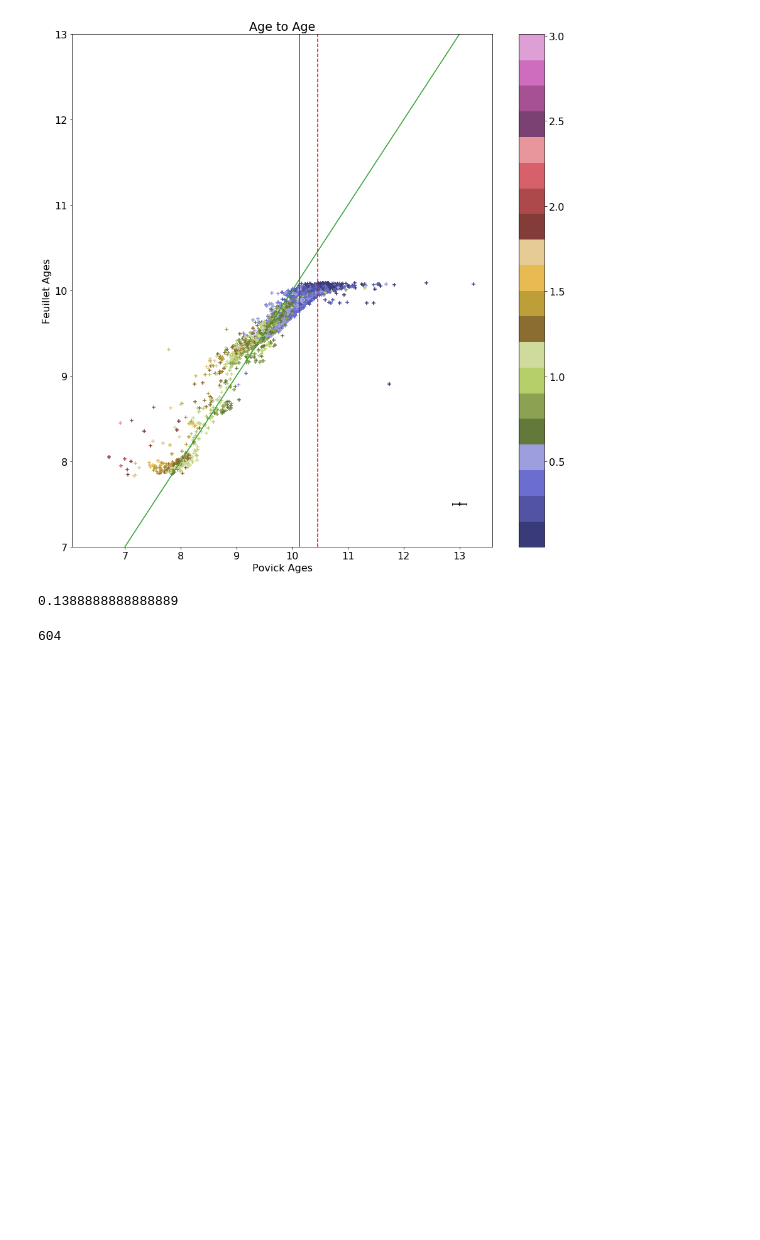
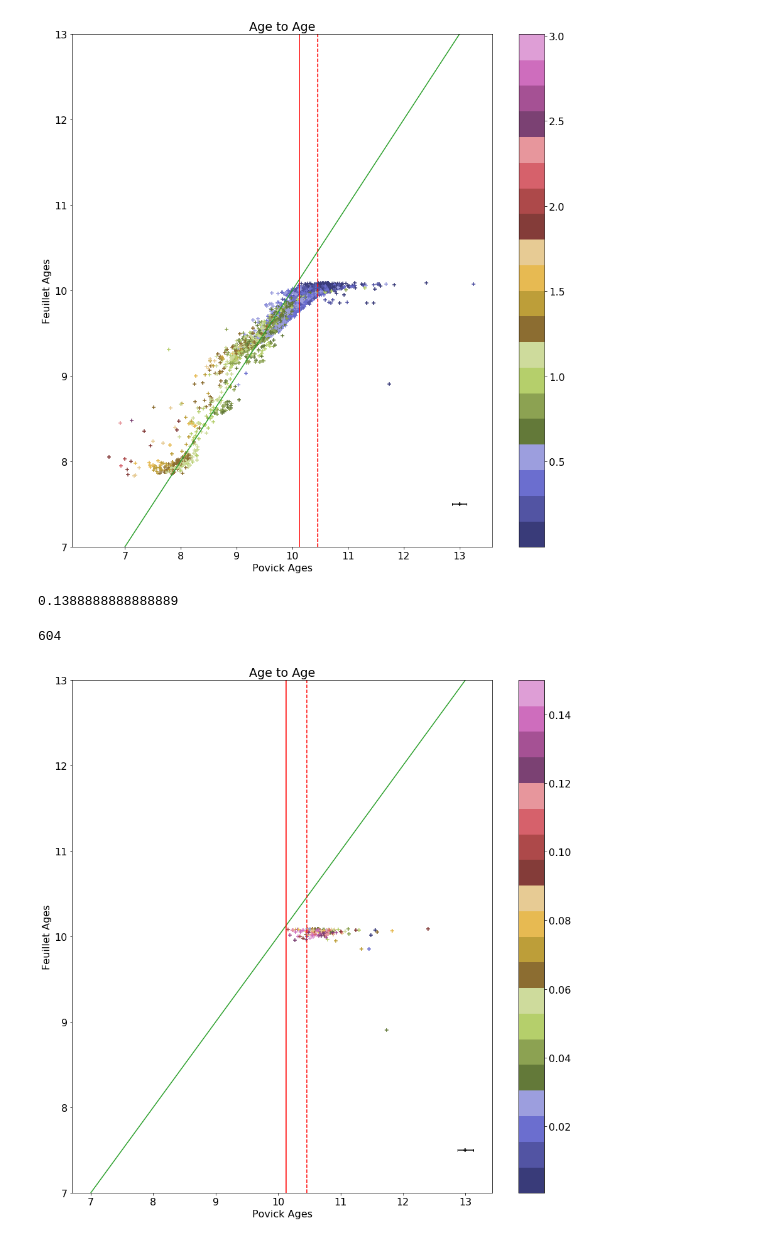
Before and after one commit to JoshuaPovick/Magellanic_Ages, a Jupyter notebook: BaSTI_and_DR16.ipynb, the cells around one changed output. Drawn from its saved outputs; the diff is of its cells as text; code cells hidden in the pictures; blank space fills up the shorter version.

Commit message:
possible logg grid edge interference

```diff
--- a/BaSTI_and_DR16.ipynb
+++ b/BaSTI_and_DR16.ipynb
@@ -281,3 +281,22 @@ len(np.squeeze(too_old))/len(clndr16)
 len(np.squeeze(too_old))
 # %% [output]
 604
+# %%
+find = np.where(clndr16['LOGG']<=0.15)
+
+plt.figure(figsize=[15,15])
+plt.scatter(b_age[find],clnpdfout['P_MEAN'][find],c=clndr16['LOGG'][find],marker='+',cmap='tab20b')
+plt.colorbar()
+plt.plot([7,8,9,10,11,12,13],[7,8,9,10,11,12,13],c='tab:green')
+plt.ylim(7,13)
+plt.scatter(13,7.5,c='k',marker='+')
+plt.errorbar(13,7.5,xerr=np.mean(devs),c='k',capsize=2)
+plt.axvline(10.13,c='r')
+plt.axvline(10.13+max(devs),c='r',linestyle='--')
+plt.xlabel(r'Povick Ages')
+plt.ylabel(r'Feuillet Ages')
+plt.title(r'Age to Age')
+plt.savefig('age_age.pdf',bbox_inches='tight')
+plt.show()
+# %% [output]
+[figure, added]
```
Also changed, not shown: parts of 1 cell of this notebook.
